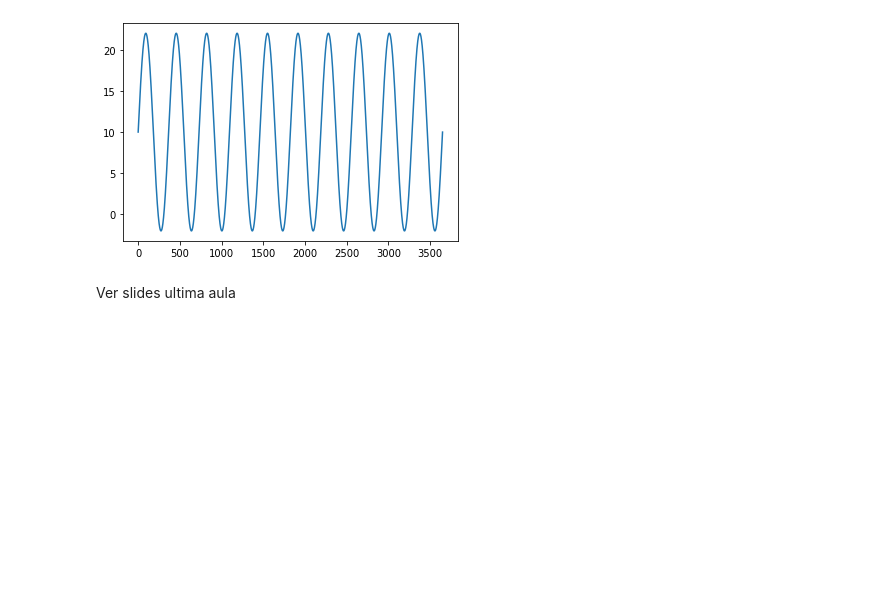
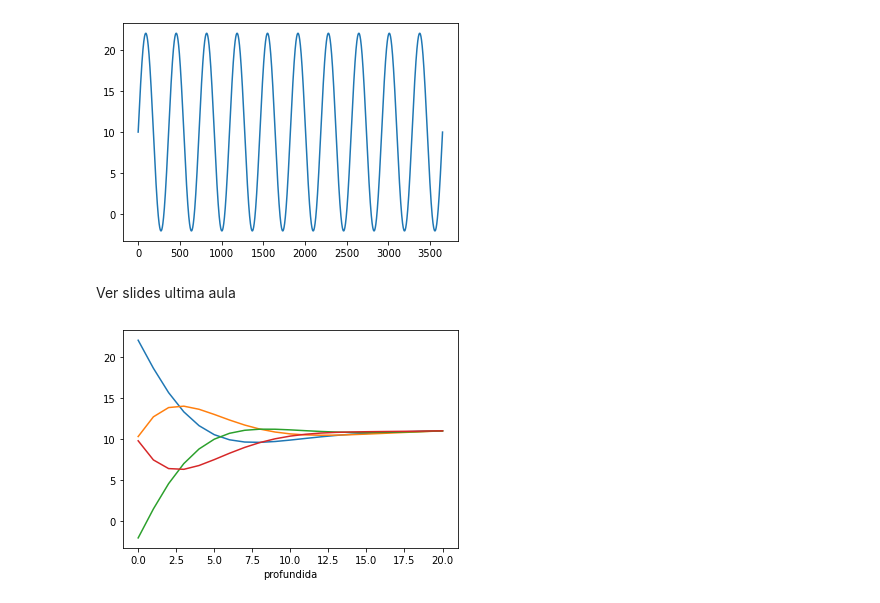
Before and after one commit to mcpeixoto/Computational-Physics-Course, a Jupyter notebook: ficha9.ipynb, the cells around one changed output. Saved outputs shown, nothing was run; the diff lists cells and outputs as text; code cells hidden in the pictures; blank space fills up the shorter version.

```diff
--- a/ficha9.ipynb
+++ b/ficha9.ipynb
@@ -234,3 +234,51 @@ plt.plot(x, y)
 [figure]
 # %% [markdown]
 Ver slides ultima aula
+# %%
+# Constantes
+L=20
+D=0.1
+N=20
+a=L/N # espaçamento
+h=1
+t0=0
+t1=3376
+t2=3467
+t3=3558
+t4=3650
+tlo=11
+tmid=10
+def thi(t):
+    return 10+12*np.sin(t*2*np.pi/365)
+
+T=np.empty(N+1,float)
+T[0]=10
+T[N]=tlo
+T[1:N]=tmid
+Tp=np.empty(N+1,float)
+Tp[0]=10
+Tp[N]=tlo
+t=0.0
+c=h*D/(a**2)
+
+while t<=365*10:
+    T[0]=float(thi(t))
+    Tp[0]=float(thi(t))
+
+    for i in range(1,N):
+        Tp[i]=T[i]+c*(T[i+1]+T[i-1]-2*T[i])
+
+    T,Tp=Tp,T
+    t+=h
+    if t==t1:
+        plt.plot(T,label='t1')
+    if t==t2:
+        plt.plot(T,label='t2')
+    if t==t3:
+        plt.plot(T,label='t3')
+    if t==t4:
+        plt.plot(T,label='t4')
+plt.xlabel('profundida')
+plt.show()
+# %% [output]
+[figure, added]
```
Also changed, not shown: parts of 1 cell of this notebook.
